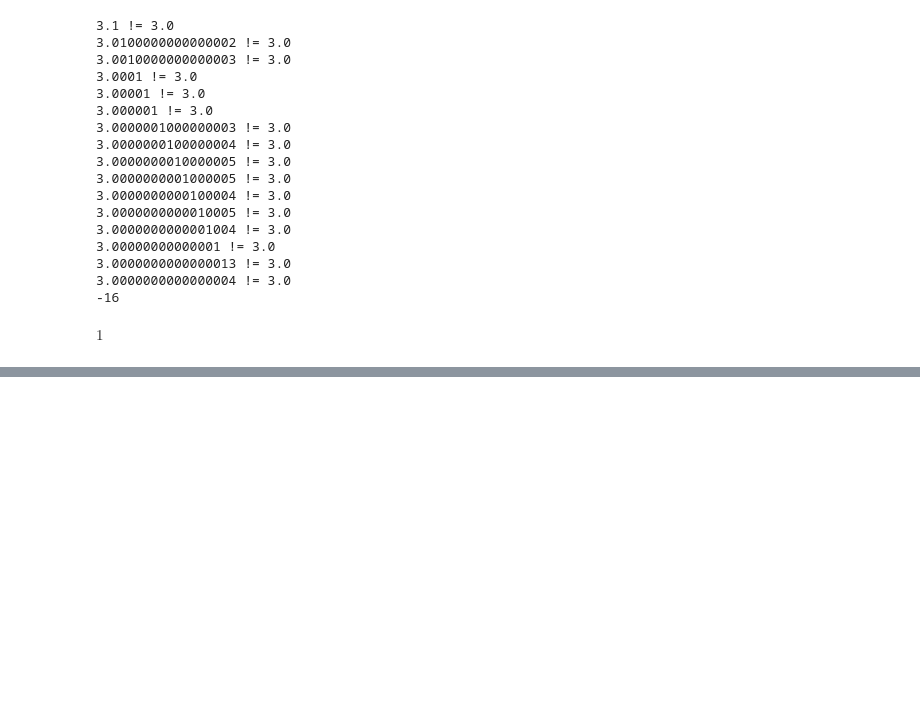
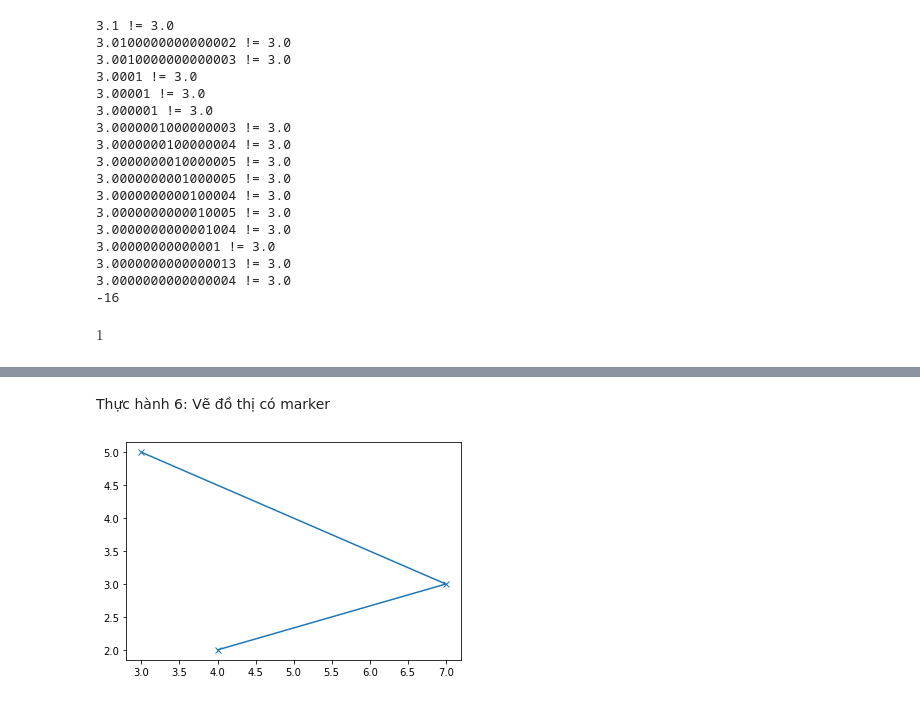
Before and after one commit to tranthehien091003/ThuchanhToanCC, a Jupyter notebook: Bai1.ipynb, the cells around one changed output, grey strips where cells are left out. Cells and saved outputs as stored; diff of their text form; code cells hidden in the pictures; blank space fills up the shorter version.

```diff
--- a/Bai1.ipynb
+++ b/Bai1.ipynb
@@ -158,0 +210,7 @@ $\displaystyle 1$
+# %% [markdown]
+Thực hành 6: Vẽ đồ thị có marker
+# %%
+plot(x_numbers, y_numbers, marker = 'x')
+show()
+# %% [output]
+[figure, added]
```
Also changed, not shown: parts of 38 cells of this notebook.
